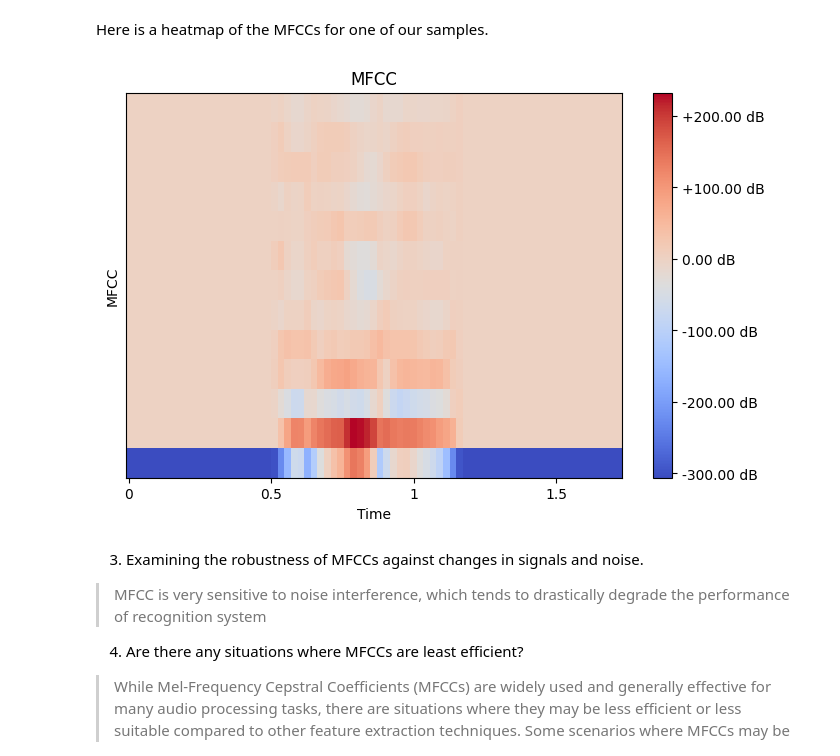
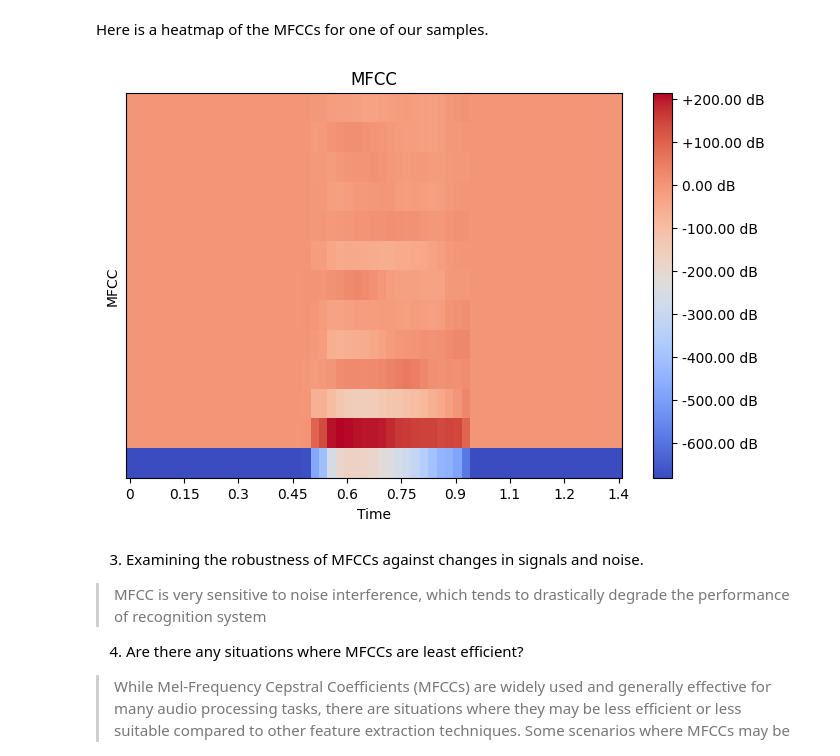
Before and after one commit to ArshiAbolghasemi/AI-UT, a Jupyter notebook: hidden-markov-models/speech_recognition.ipynb, the cells around one changed output. Saved outputs shown, nothing was run; the diff lists cells and outputs as text; code cells hidden in the pictures.

```diff
--- a/hidden-markov-models/speech_recognition.ipynb
+++ b/hidden-markov-models/speech_recognition.ipynb
@@ -42,8 +43,10 @@ DRIVE_MOUNTED_PATH=os.path.join(os.getcwd(), 'drive/')
 AUDIOS_DATASET_PATH=os.path.join(DRIVE_MOUNTED_PATH, 'MyDrive/AI-UT/hidden-markov-models/recordings/')
 
 # feature extraction
-N_MFCC=13
-HOP_LENGTH=512
+NUM_CEPSTRAL=13
+DEFAULT_SR=22050
+DEFAULT_HOP_LENGTH=512
+DEFAULT_N_FFT=2048
 
 # hmmlearn
 N_COMPONENTS=10
@@ -115,35 +129,43 @@ MFCCs are a widely used feature representation for audio signals, particularly i
 ### MFCC
 Now, let's compute MFCC for each sample
 # %%
-def compute_mfcc(audios_data: List[Dict[str, any]]) -> List[np.ndarray]:
-  return list(map(
-      lambda audio_data: librosa.feature.mfcc(
-          y=audio_data['signal'],
-          sr=audio_data['sampling_rate'],
-          hop_length=HOP_LENGTH,
-          n_mfcc=N_MFCC
-      ),
-      audios_data
-  ))
+def compute_mfcc(audios_data: List[Dict[str, any]]) -> Tuple[Dict[int, np.ndarray],
+                                                             Dict[str, np.ndarray]]:
+  mfcc_features_group_by_digit = {}
+  mfcc_features_group_by_speaker = {}
+  for audio_data in audios_data:
+    digit = audio_data['digit']
+    speaker = audio_data['speaker']
+    mfcc = librosa.feature.mfcc(y=audio_data['signal'],
+                                 sr=audio_data['sampling_rate'],
+                                 n_mfcc=NUM_CEPSTRAL,
+                                n_fft=DEFAULT_N_FFT,
+                                hop_length=DEFAULT_HOP_LENGTH)
+    mfcc_features_group_by_digit.setdefault(digit, []).append(mfcc)
+    mfcc_features_group_by_speaker.setdefault(speaker, []).append(mfcc)
 
-mfccs = compute_mfcc(audios_data)
+  return mfcc_features_group_by_digit, mfcc_features_group_by_speaker
+
+mfcc_features_group_by_digit, mfcc_features_group_by_speaker= compute_mfcc(
+    audios_data)
 # %% [markdown]
 Here is a heatmap of the MFCCs for one of our samples.
 # %%
-def display_mfcc_heat_map(mfcc: np.ndarray, audio_data: Dict[str, Any]) -> None:
+def display_mfcc_heat_map(mfcc: np.ndarray) -> None:
   plt.figure(figsize=(8, 5))
-  librosa.display.specshow(mfcc, x_axis='time', sr=audio_data["sampling_rate"])
+  librosa.display.specshow(mfcc, x_axis='time', sr=DEFAULT_SR)
   plt.colorbar(format=ticker.FuncFormatter(
       lambda x, pos: f'+{x:.2f} dB' if x > 0 else f'{x:.2f} dB'))
   plt.title('MFCC')
   plt.xlabel('Time')
   plt.ylabel('MFCC')
   plt.show()
 
-audio_data_idx = random.randint(0, len(os.listdir(AUDIOS_DATASET_PATH)) - 1)
-display_mfcc_heat_map(mfccs[audio_data_idx], audios_data[audio_data_idx])
+random_mfcc_feature = choice(mfcc_features_group_by_digit[choice(list(
+    mfcc_features_group_by_digit.keys()))])
+display_mfcc_heat_map(random_mfcc_feature)
 # %% [output]
-[figure, old version]
+[figure, new version]
 # %% [markdown]
 3. Examining the robustness of MFCCs against changes in signals and noise.
 >MFCC is very sensitive to noise interference, which tends to drastically degrade the performance of recognition system
```
Also changed, not shown: parts of 21 cells of this notebook.
